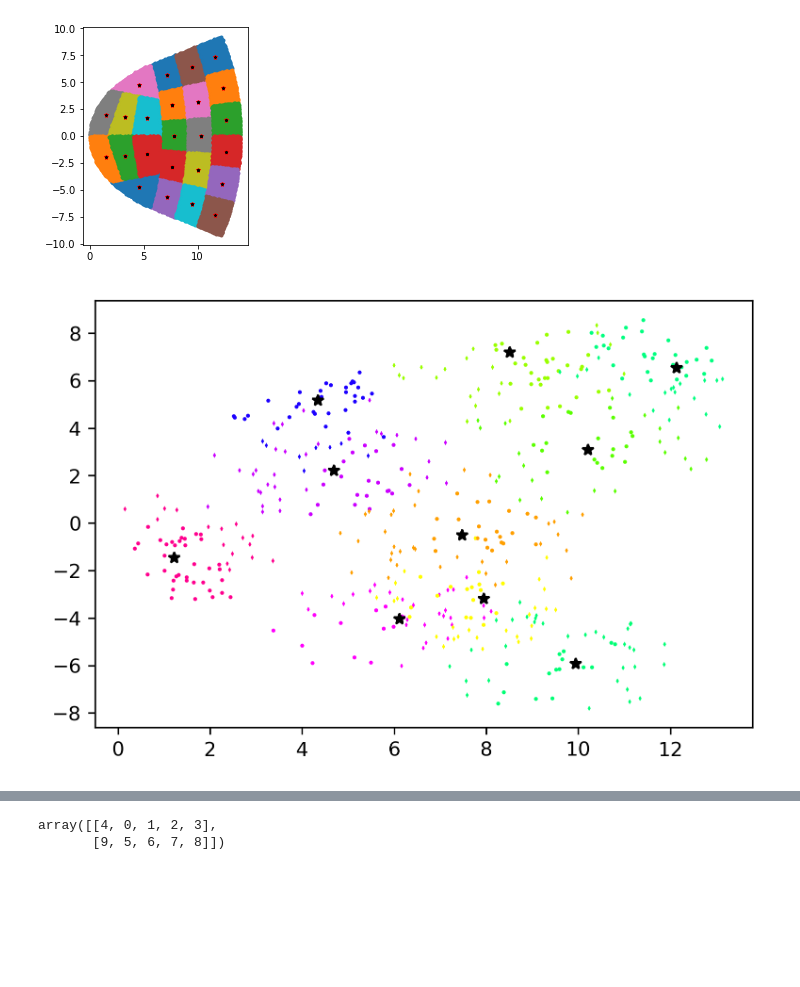
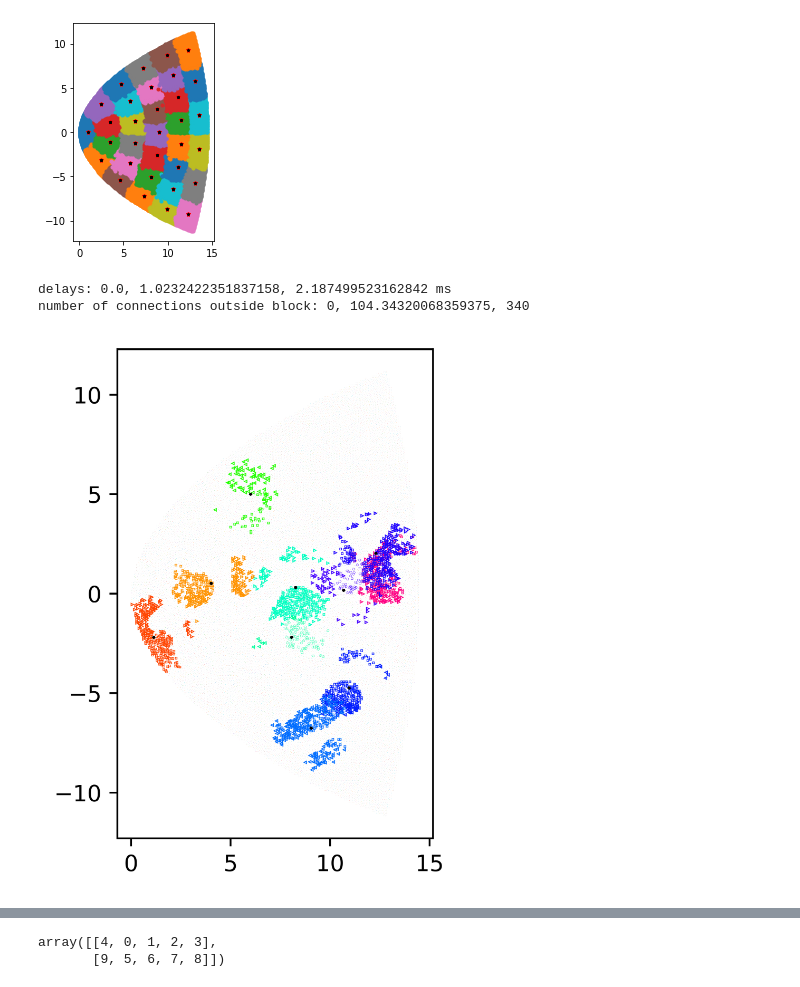
Before and after one commit to g13/patchV1, a Jupyter notebook: connectivity0.ipynb, the cells around one changed output, grey strips where cells are left out. Drawn from its saved outputs; the diff is of its cells as text; code cells hidden in the pictures; blank space fills up the shorter version.

```diff
--- a/connectivity0.ipynb
+++ b/connectivity0.ipynb
@@ -25,19 +22,19 @@ stats_file = f'{theme}_stats.bin'
-# %%
-nblock = pos.size//3//blockSize
-networkSize = nblock*blockSize
-pos = np.reshape(pos, (3,nblock,blockSize))
-# %%
-# check that pos is untempered
-with open(posR_file,'rb') as f:
-    pos2d = np.reshape(np.fromfile(f, 'f4', count = 2*networkSize),(2,networkSize))
+# %%
+with open(pos_file, 'r') as f:
+    nblock = np.fromfile(f, 'u4', count=1)[0]
+    blockSize = np.fromfile(f, 'u4', count=1)[0]
+    dataDim = np.fromfile(f, 'u4', count=1)[0]
+    pos = np.reshape(np.fromfile(f, 'f8'), (nblock,2,blockSize))
+networkSize = nblock*blockSize
 # %%
 # read block center pos
 with open(blkPos_file, 'rb') as f:
-    blkPos = np.fromfile(f, 'f4', count = 2*nblock)
-blkPos = np.reshape(blkPos, (2,nblock))
+    blkPos = np.reshape(np.fromfile(f, 'f4', count = 2*nblock), (2,nblock))
 # read block neighbor id
 with open(nabaBlk_file,'rb') as f:
     nNabaBlk = np.fromfile(f, 'u4', count = nblock)
     nabaBlkId = np.empty(nblock,dtype=object)
+    print(nNabaBlk)
     for i in range(nblock):
         nabaBlkId[i] = np.fromfile(f, 'u4', count = nNabaBlk[i])
+        print(nabaBlkId[i])
@@ -44,21 +59,22 @@ with open(nabaBlk_file,'rb') as f:
 # %%
 fig = plt.figure('pos')
 ax = fig.add_subplot(111)
-nlim0 = 0
-nlim1 = nblock
-for i in range(nlim0, nlim1):
-    plt.plot(pos[0,i,:], pos[1,i,:], '.')
+for i in range(nblock):
+    plt.plot(pos[i,0,:], pos[i,1,:], '.')
     plt.plot(blkPos[0,i], blkPos[1,i], '*r', ms = 5)
-for i in range(nlim0, nlim1):
+for i in range(nblock):
     for j in range(nNabaBlk[i]):
         plt.plot(blkPos[0,nabaBlkId[i]], blkPos[1,nabaBlkId[i]], 'dk', ms = 1)
 ax.set_aspect('equal')
 # %% [output]
-[figure, old version]
+[figure, new version]
 # %%
-with open(mat_file, 'rb') as f:
+with open(conMat_file, 'rb') as f:
     conMat = np.reshape(np.fromfile(f, 'f4', count = networkSize*blockSize),(nblock, blockSize, blockSize)) # pre, post
-    delayMat = np.reshape(np.fromfile(f, 'f4', count = networkSize*blockSize),(nblock, blockSize, blockSize))
+
+with open(delayMat_file, 'rb') as f:
+    delayMat = np.reshape(np.fromfile(f, 'f4', count = networkSize*blockSize),(nblock, blockSize, blockSize)) # pre, post
+    print(f'delays: {np.min(delayMat)}, {np.mean(delayMat)}, {np.max(delayMat)} ms')
 
 with open(vec_file, 'rb') as f:
     nVec = np.fromfile(f, 'u4', count = networkSize)
@@ -74,23 +90,44 @@ with open(vec_file, 'rb') as f:
             vecID[i] = np.array([])
             conVec[i] = np.array([])
             delayVec[i] = np.array([])
+print(f'number of connections outside block: {np.min(nVec)}, {np.mean(nVec)}, {np.max(nVec)}')
+with open(feature_file, 'rb') as f:
+    nFeature = np.fromfile(f, 'u4', count = 1)[0]
+    LR = np.fromfile(f,'f4', count = networkSize)
+# %% [output]
+delays: 0.0, 1.0232422351837158, 2.187499523162842 ms
+number of connections outside block: 0, 104.34320068359375, 340
 # %%
-fig = plt.figure('con', dpi = 300)
+fig = plt.figure('con', dpi = 900)
 ax = fig.add_subplot(111)
-np.random.seed(1019473)
+ax.plot(pos[:,0,:], pos[:,1,:], ',')
+np.random.seed(9191254)
 example = np.random.randint(0,networkSize,(10,))
+#for i in example:
+
 for i in example:
     color = mpl.colors.hsv_to_rgb([i/networkSize, 1, 1])
     bid = i//blockSize
     tid = i-blockSize*bid
-    bidRange = np.arange(bid * blockSize, (bid+1)*blockSize)
-    mat_pick = bidRange[np.reshape(conMat[bid,:,tid]>0,(blockSize,))]
-    ax.plot(pos2d[0,mat_pick], pos2d[1,mat_pick], 'o', c=color, ms = 1)
+    # post
+
+    mat_pick = np.logical_and(conMat[bid,:,tid]>0, LR[bid*blockSize:(bid+1)*blockSize]<0)
+    # pre within the block
+    ax.plot(pos[bid,0,mat_pick], pos[bid,1,mat_pick], 'o', c=color, ms = 0.1)
+    mat_pick = np.logical_and(conMat[bid,:,tid]>0, LR[bid*blockSize:(bid+1)*blockSize]>0)
+    # pre within the block
+    ax.plot(pos[bid,0,mat_pick], pos[bid,1,mat_pick], 's', c=color, ms = 0.1)
     if nVec[i] > 0:
-        #print(f'{nVec[i]}')
-        vec_pick = vecID[i]
-        #print(vec_pick)
-        ax.plot(pos2d[0,vec_pick], pos2d[1,vec_pick], 'd', c=color, ms = 0.5)
-    ax.plot(pos2d[0,i],pos2d[1,i],'*k')
+        # pre outside the block
+        L_pick = LR[nVec[i]] < 0
+        vbid = vecID[i][L_pick]//blockSize
+        vtid = vecID[i][L_pick] - blockSize*vbid
+        ax.plot(pos[vbid,0,vtid], pos[vbid,1,vtid], '<', c=color, ms = 0.1)
+        R_pick = LR[nVec[i]] > 0
+        vbid = vecID[i][R_pick]//blockSize
+        vtid = vecID[i][R_pick] - blockSize*vbid
+        ax.plot(pos[vbid,0,vtid], pos[vbid,1,vtid], '>', c=color, ms = 0.1)
+    ax.plot(pos[bid,0,tid], pos[bid,1,tid],'*k', ms = 1)
+ax.set_aspect('equal')
 # %% [output]
-[figure, old version]
+[figure, new version]
```
Also changed, not shown: parts of 9 cells of this notebook, 10 other files.
